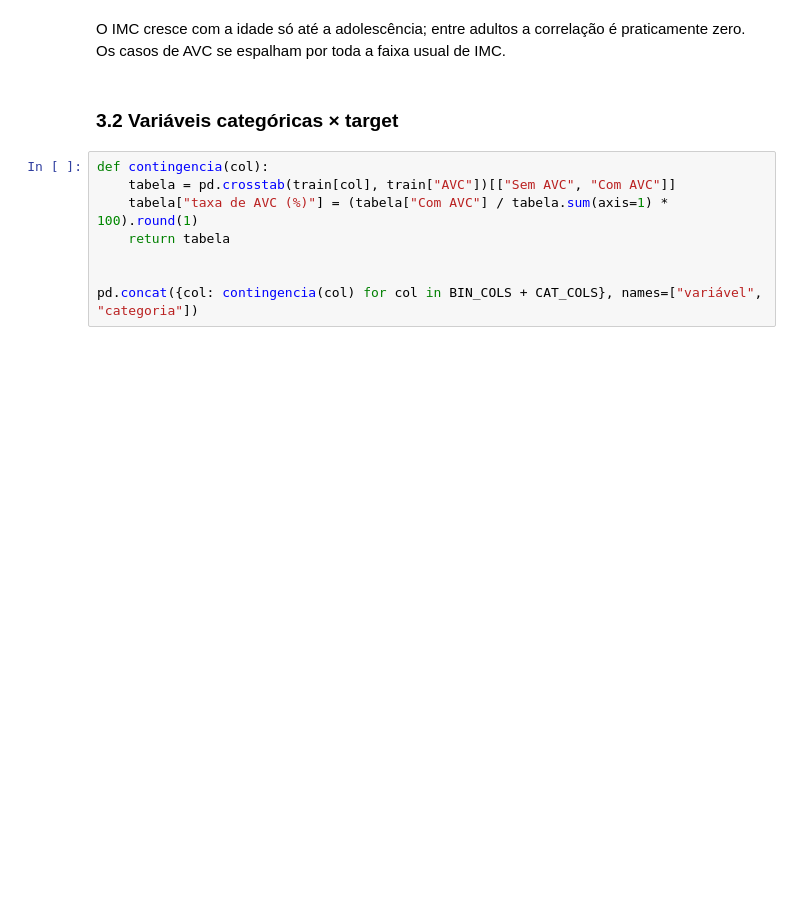
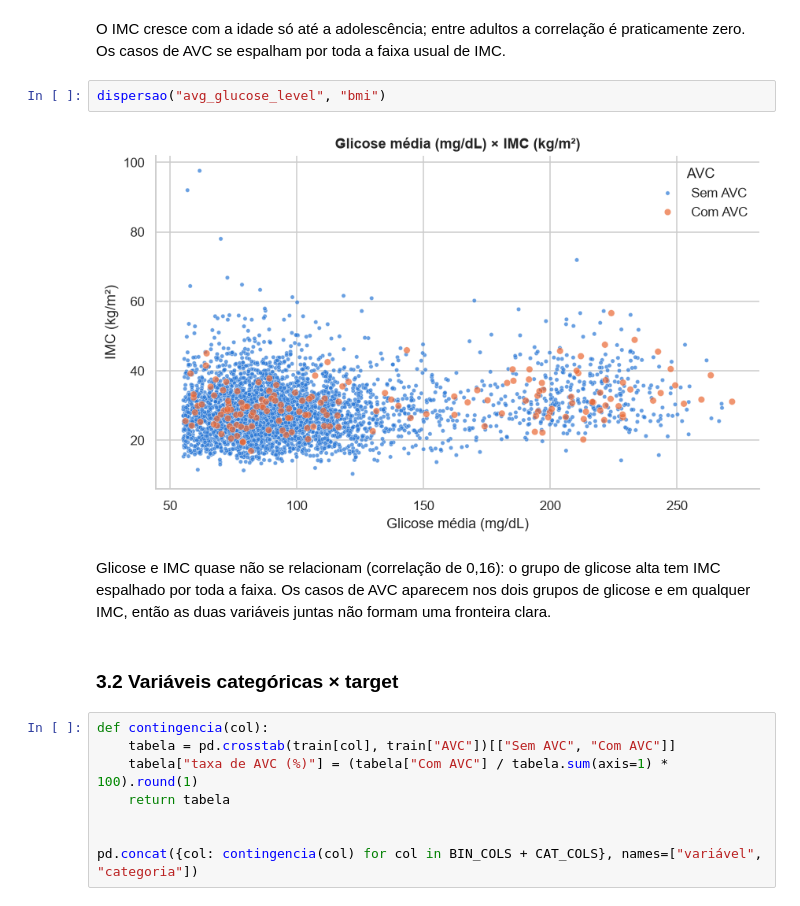
Before and after one commit to mthperera/APS-ML, a Jupyter notebook: notebooks/01_eda.ipynb, the cells around one changed output. Cells and saved outputs as stored; diff of their text form; blank space fills up the shorter version.

```diff
--- a/notebooks/01_eda.ipynb
+++ b/notebooks/01_eda.ipynb
@@ -356,5 +364,11 @@ dispersao("age", "bmi")
 # %% [markdown]
 O IMC cresce com a idade só até a adolescência; entre adultos a correlação é praticamente zero. Os casos de AVC se espalham por toda a faixa usual de IMC.
+# %%
+dispersao("avg_glucose_level", "bmi")
+# %% [output]
+[figure, added]
+# %% [markdown]
+Glicose e IMC quase não se relacionam (correlação de 0,16): o grupo de glicose alta tem IMC espalhado por toda a faixa. Os casos de AVC aparecem nos dois grupos de glicose e em qualquer IMC, então as duas variáveis juntas não formam uma fronteira clara.
 # %% [markdown]
 ### 3.2 Variáveis categóricas × target
 # %%
```
Also changed, not shown: parts of 17 cells of this notebook, 1 other file.
